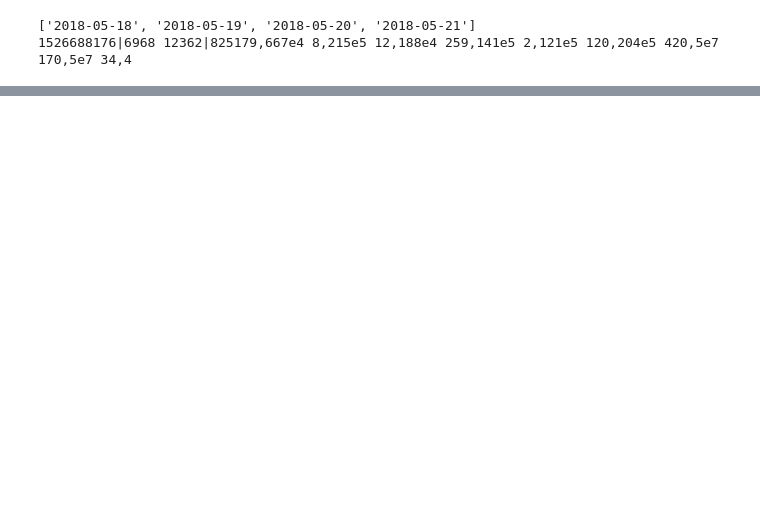
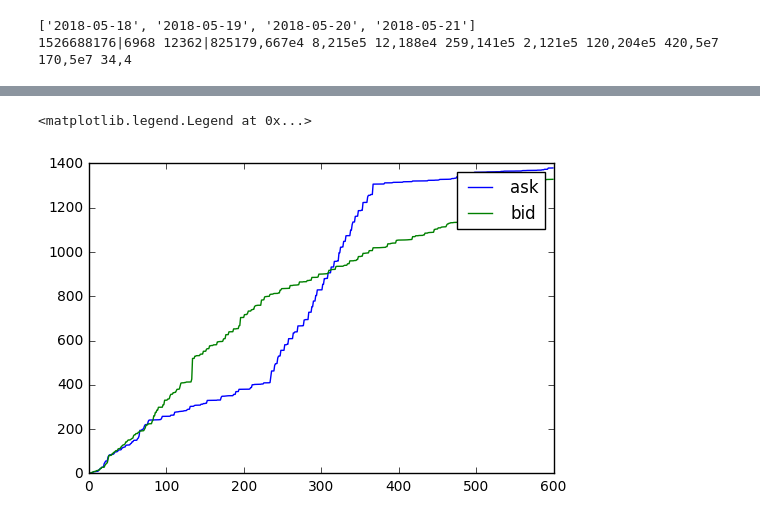
Before and after one commit to nullhack/crypto-utils, a Jupyter notebook: dev.ipynb, the cells around one changed output, grey strips where cells are left out. Cells and saved outputs as stored; diff of their text form; code cells hidden in the pictures; blank space fills up the shorter version.

```diff
--- a/dev.ipynb
+++ b/dev.ipynb
@@ -129,0 +127,7 @@ for i in range(N):
+# %%
+plt.plot(np.cumsum(x[N]['ask_orderbook'][:600,1]), label='ask')
+plt.plot(np.cumsum(x[N]['bid_orderbook'][:600,1]), label='bid')
+plt.legend()
+# %% [output]
+<matplotlib.legend.Legend at 0x...>
+[figure, added]
```
Also changed, not shown: parts of 6 cells of this notebook.
